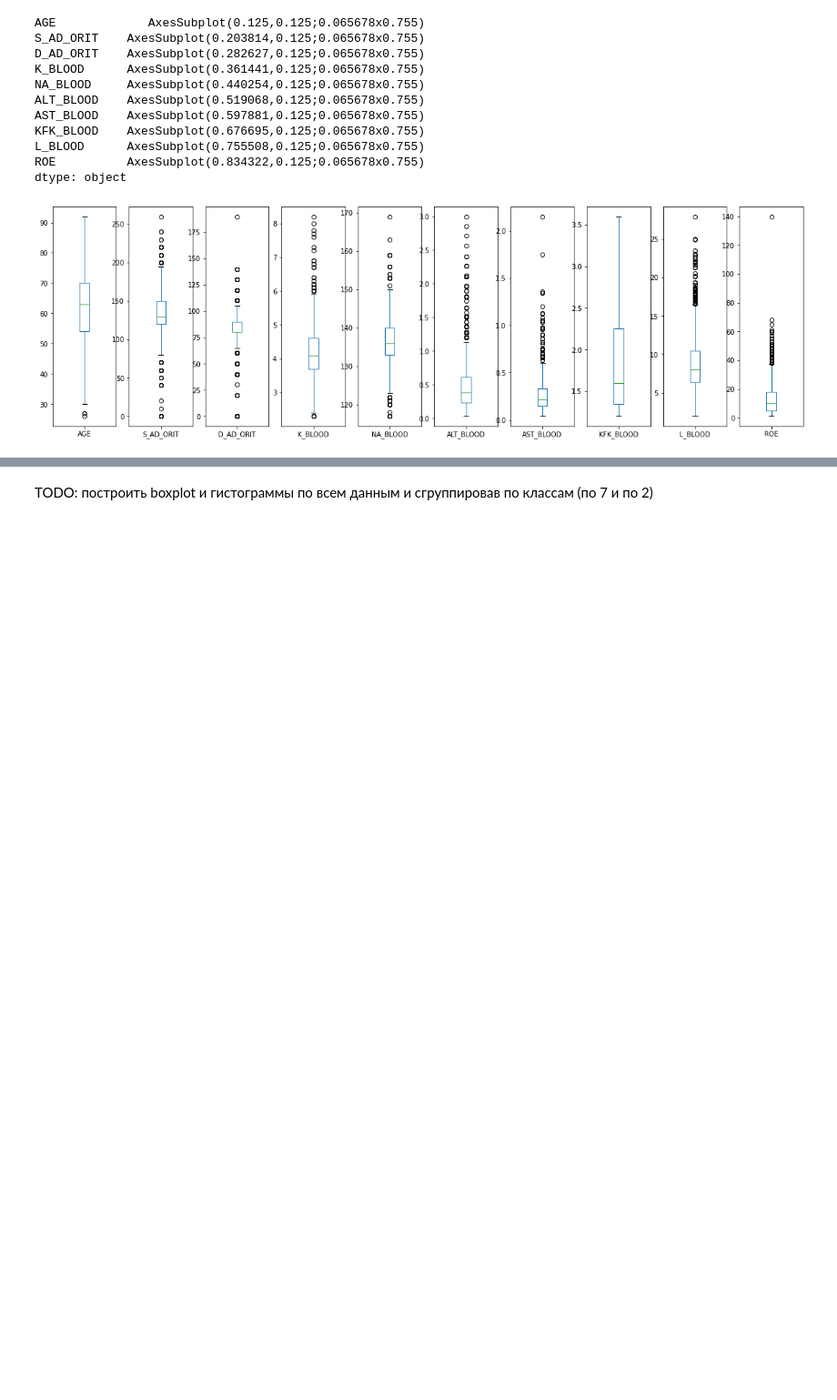
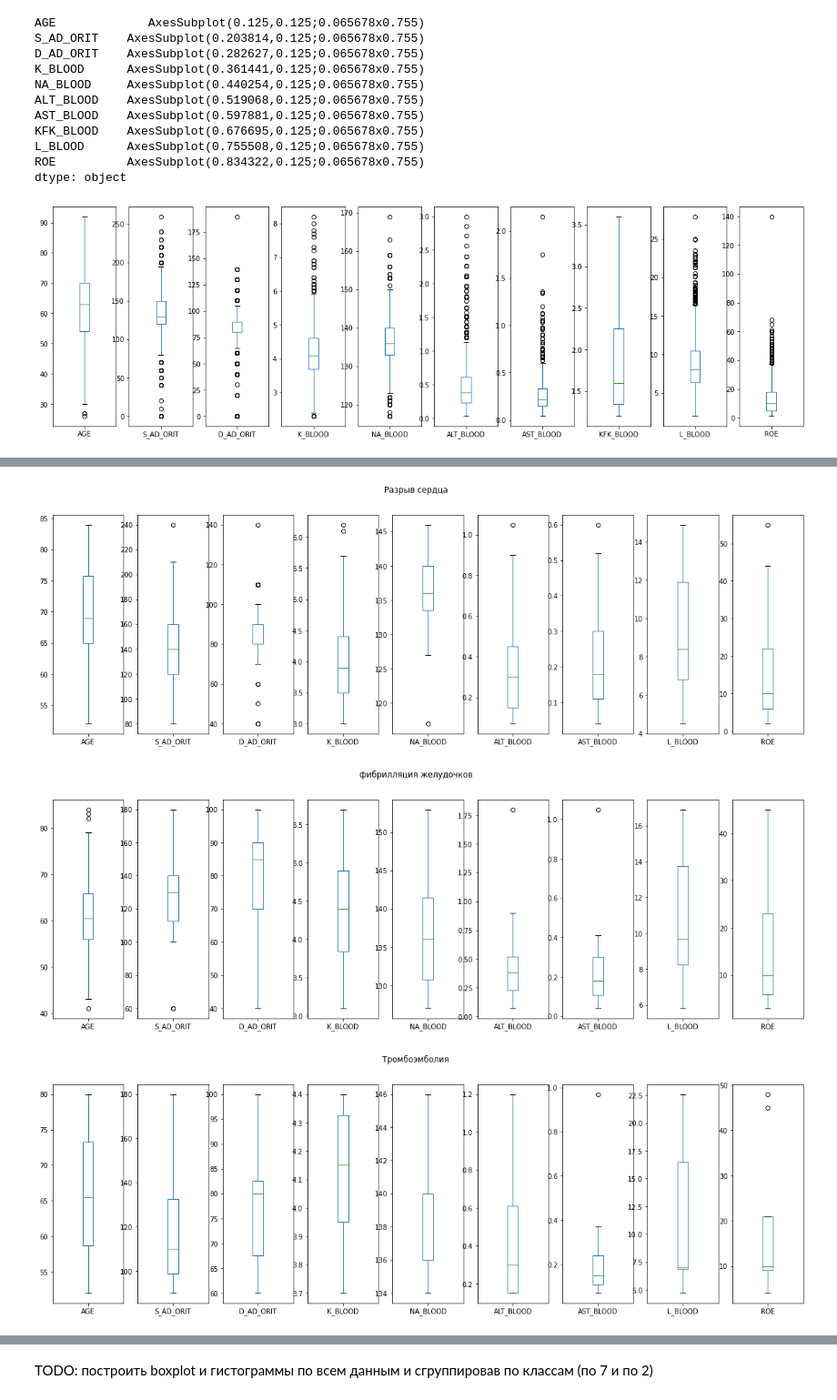
Before and after one commit to RusinDmitry/BSR, a Jupyter notebook: Scripts/read_raw_data.ipynb, the cells around one changed output, grey strips where cells are left out. Shown at 91% size. Drawn from its saved outputs; the diff is of its cells as text; code cells hidden in the pictures; blank space fills up the shorter version.

```diff
--- a/Scripts/read_raw_data.ipynb
+++ b/Scripts/read_raw_data.ipynb
@@ -146,0 +189,10 @@ raw_xls[numeric_features].describe()
+# %%
+avg_data = raw_xls.copy()
+for i in numeric_features:
+    if i in numeric_features_int:
+        avg_data[i]=avg_data[i].fillna(int(avg_data[i].mean()))
+    else:
+        avg_data[i]=avg_data[i].fillna(avg_data[i].mean())
+
+for i in categorical_features:
+    avg_data[i]=avg_data[i].fillna(int(avg_data[i].mean()))
@@ -146,0 +213,6 @@ raw_xls[numeric_features].describe()
+# %%
+moda_data = raw_xls.copy()
+for i in numeric_features:
+    moda_data[i]=moda_data[i].fillna(moda_data[i].mode().values[0])
+for i in categorical_features:
+    moda_data[i]=moda_data[i].fillna(moda_data[i].mode().values[0])
@@ -165,0 +287,8 @@ dtype: object
+# %%
+for i in raw_xls['LET_IS'].unique():
+    if i > 0:
+        raw_xls[numeric_features].loc[raw_xls['LET_IS'] == i].plot(kind='box', title = death_dict[i], subplots=True, figsize=(20,6))
+# %% [output]
+[figure, added]
+[figure, added]
+[figure, added]
```
Also changed, not shown: parts of 21 cells of this notebook.
